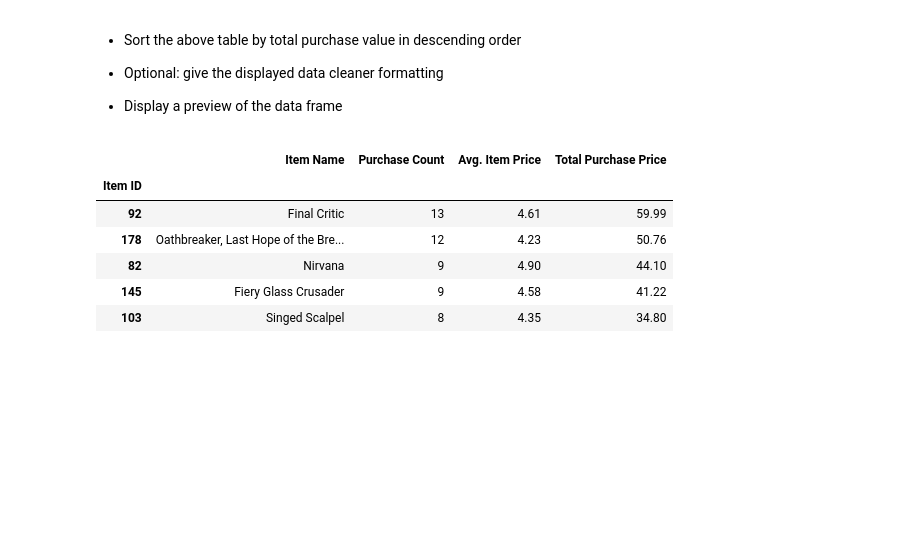
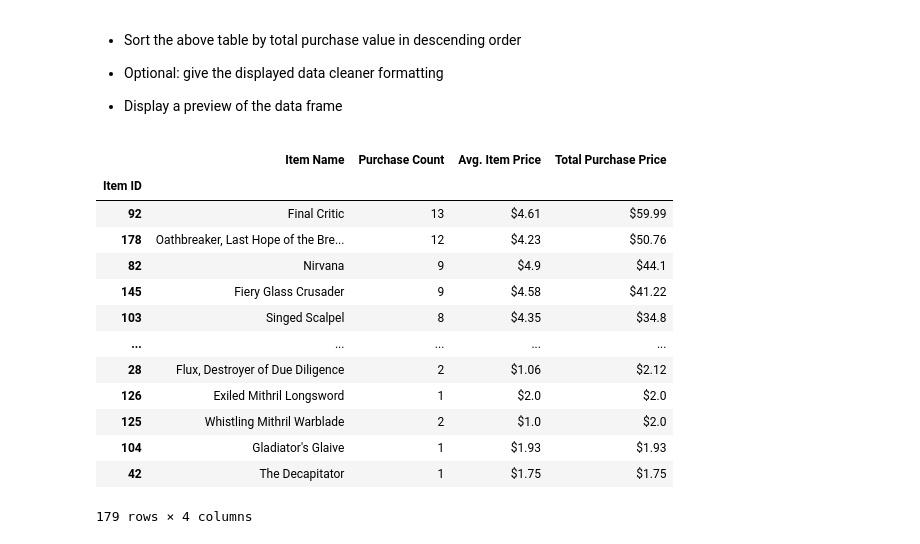
Before and after one commit to dany-roman/Microtransaction-Analysis, a Jupyter notebook: Microtransaction_Analysis.ipynb, the cells around one changed output. Drawn from its saved outputs; the diff is of its cells as text; code cells hidden in the pictures; blank space fills up the shorter version.

Commit message:
Formatted tables

```diff
--- a/Microtransaction_Analysis.ipynb
+++ b/Microtransaction_Analysis.ipynb
@@ -277,6 +283,7 @@ item_merge = {'Item Name': item_name,
                 'Total Purchase Price': item_totalprice}
 item_merge = pd.DataFrame(item_merge)
 item_merge = item_merge.sort_values('Purchase Count', ascending=False)
+item_merge['Avg. Item Price'] = item_merge['Avg. Item Price'].map("${}".format)
 item_merge.head()
 # %% [output]
 |  | Item Name | Purchase Count | Avg. Item Price | Total Purchase Price |
@@ -298,12 +305,20 @@ item_merge.head()
 * Display a preview of the data frame
 # %%
 item_merge = item_merge.sort_values('Total Purchase Price', ascending=False)
-item_merge.head()
+item_merge['Total Purchase Price'] = item_merge['Total Purchase Price'].map("${}".format)
+item_merge
 # %% [output]
 |  | Item Name | Purchase Count | Avg. Item Price | Total Purchase Price |
 | Item ID |  |  |  |  |
-| 92 | Final Critic | 13 | 4.61 | 59.99 |
-| 178 | Oathbreaker, Last Hope of the Bre... | 12 | 4.23 | 50.76 |
-| 82 | Nirvana | 9 | 4.90 | 44.10 |
-| 145 | Fiery Glass Crusader | 9 | 4.58 | 41.22 |
-| 103 | Singed Scalpel | 8 | 4.35 | 34.80 |
+| 92 | Final Critic | 13 | $4.61 | $59.99 |
+| 178 | Oathbreaker, Last Hope of the Bre... | 12 | $4.23 | $50.76 |
+| 82 | Nirvana | 9 | $4.9 | $44.1 |
+| 145 | Fiery Glass Crusader | 9 | $4.58 | $41.22 |
+| 103 | Singed Scalpel | 8 | $4.35 | $34.8 |
+| ... | ... | ... | ... | ... |
+| 28 | Flux, Destroyer of Due Diligence | 2 | $1.06 | $2.12 |
+| 126 | Exiled Mithril Longsword | 1 | $2.0 | $2.0 |
+| 125 | Whistling Mithril Warblade | 2 | $1.0 | $2.0 |
+| 104 | Gladiator's Glaive | 1 | $1.93 | $1.93 |
+| 42 | The Decapitator | 1 | $1.75 | $1.75 |
+179 rows × 4 columns
```
Also changed, not shown: parts of 8 cells of this notebook.
